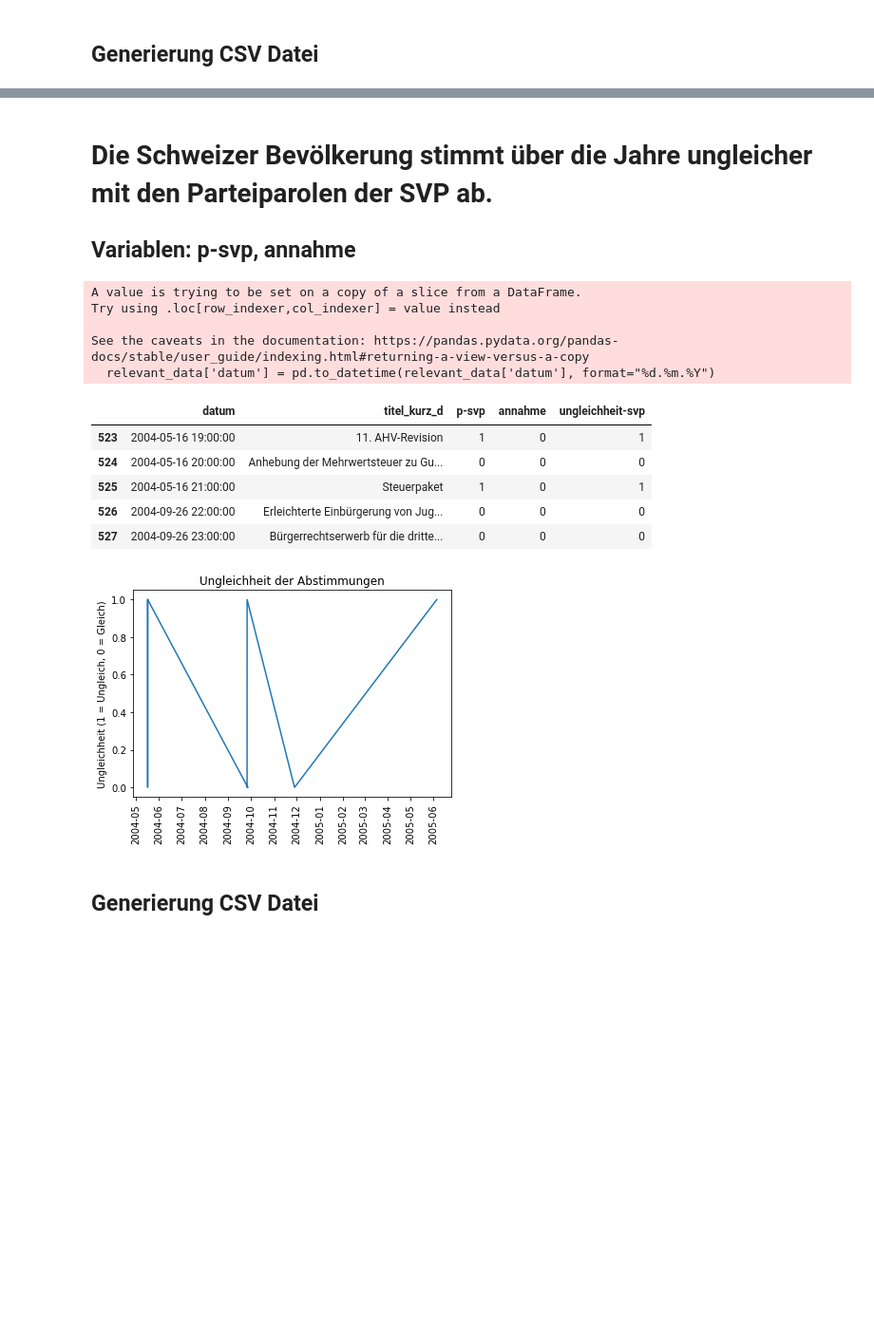
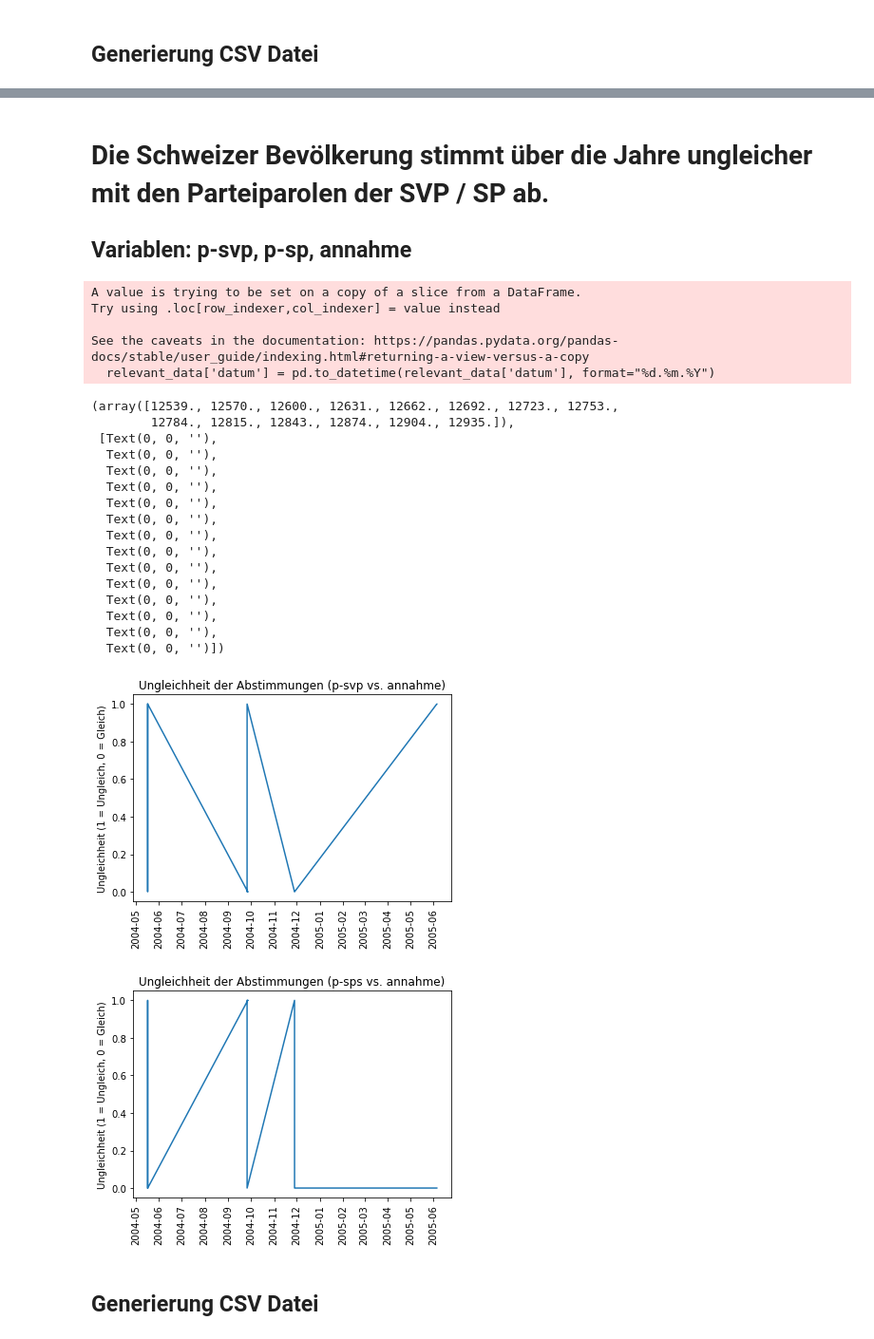
Before and after one commit to YahArt/swissvote-buibid, a Jupyter notebook: BUIBID.ipynb, the cells around one changed output, grey strips where cells are left out. Shown at 95% size. Cells and saved outputs as stored; diff of their text form; code cells hidden in the pictures; blank space fills up the shorter version.

```diff
--- a/BUIBID.ipynb
+++ b/BUIBID.ipynb
@@ -126,8 +119,8 @@ Try using .loc[row_indexer,col_indexer] = value instead
 See the caveats in the documentation: https://pandas.pydata.org/pandas-docs/stable/user_guide/indexing.html#returning-a-view-versus-a-copy
   relevant_data['datum'] = pd.to_datetime(relevant_data['datum'], format="%d.%m.%Y")
 # %% [markdown]
-# Die Schweizer Bevölkerung stimmt über die Jahre ungleicher mit den Parteiparolen der SVP ab.
-## Variablen: p-svp, annahme
+# Die Schweizer Bevölkerung stimmt über die Jahre ungleicher mit den Parteiparolen der SVP / SP ab.
+## Variablen: p-svp, p-sp, annahme
 # %%
 # Imports
 import pandas as pd
@@ -139,9 +132,7 @@ from matplotlib.dates import MonthLocator
 data = pd.read_csv('./data/buibid_data_original_utf_8.csv')
 
 # Nur relevante Daten behalten
-relevant_data = data[['datum','titel_kurz_d', 'p-svp', 'annahme']]
-relevant_data.head()
-
+relevant_data = data[['datum','titel_kurz_d', 'p-svp', 'p-sps', 'annahme']]
 
 # Datum in korrekte Datentypen umwandeln
 relevant_data['datum'] = pd.to_datetime(relevant_data['datum'], format="%d.%m.%Y")
@@ -151,50 +142,76 @@ relevant_data['datum'] = pd.to_datetime(relevant_data['datum'], format="%d.%m.%Y
 for i in relevant_data.index:
     relevant_data.at[i, 'datum']  = relevant_data.at[i, 'datum'] + datetime.timedelta(hours = i % 24)
 
-# Herausfiltern der p-svp 1 = Ja oder 2 = Nein
-relevant_data = relevant_data[(relevant_data['p-svp'] == '1')|(relevant_data['p-svp'] == '2')]
+# Herausfiltern der p-svp / p-sps 1 = Ja oder 2 = Nein
+relevant_data = relevant_data[relevant_data['p-sps'] != '.'].dropna()
+relevant_data = relevant_data[(relevant_data['p-sps'] == '1') | (relevant_data['p-sps'] == '2')]
+
+relevant_data = relevant_data[relevant_data['p-svp'] != '.'].dropna()
+relevant_data = relevant_data[(relevant_data['p-svp'] == '1') | (relevant_data['p-svp'] == '2')]
 
 # Herausfiltern der annahme 0 = Nein und 1 = Ja (es gibt annahmen mit '.', welche wir nicht wollen)
-relevant_data = relevant_data[(relevant_data['annahme'] == '0')|(relevant_data['annahme'] == '1')]
+relevant_data = relevant_data[relevant_data['annahme'] != '.'].dropna()
+relevant_data = relevant_data[(relevant_data['annahme'] == '0') | (relevant_data['annahme'] == '1')]
 
-# br-pos sowie annahme in korrekte Datentypen umwandeln
+# In korrekte Datentypen umwandeln
 relevant_data = relevant_data.astype({'p-svp':'int'})
+relevant_data = relevant_data.astype({'p-sps':'int'})
 relevant_data = relevant_data.astype({'annahme':'int'})
 
 # 'annahme' benutzt für 0 = Nein und 1 = Ja, wir müssen deshalb die Daten umwandeln, damit die Variablen
-# p-svp und annahme die gleichen Zahlen für Ja und Nein benutzen
+# p-svp / p-sps und annahme die gleichen Zahlen für Ja und Nein benutzen
 relevant_data['p-svp'].replace({2: 0}, inplace=True)
+relevant_data['p-sps'].replace({2: 0}, inplace=True)
 
 
 # Wert für "Ungleichheit" bestimmen, hierzu subtrahieren wir einfach die Werte voneinander
 # Bei einer Übereinstimmung erhalten wir dann den Wert 0 und bei einer Ungleichheit entweder denn Wert 1 oder -1
 # Wir nehmen im jeden Fall den absoluten Wert dann erhalten wir immer 1, somit ist 0 = Übereinstimmung und 1 = Ungleichheit
 relevant_data['ungleichheit-svp'] = (relevant_data['p-svp'] - relevant_data['annahme']).abs()
+relevant_data['ungleichheit-sps'] = (relevant_data['p-sps'] - relevant_data['annahme']).abs()
 
-# Balkendiagramm zeichnen
+# Liniendiagramm zeichnen
 relevant_data = relevant_data[(relevant_data['datum'] > '2004-05-01') & (relevant_data['datum'] < '2005-08-01')]
 x = relevant_data['datum']
 y_svp = relevant_data['ungleichheit-svp']
 
 fig, ax = plt.subplots()
 ax.plot(x, y_svp)
-ax.set(ylabel="Ungleichheit (1 = Ungleich, 0 = Gleich)", title="Ungleichheit der Abstimmungen")
+ax.set(ylabel="Ungleichheit (1 = Ungleich, 0 = Gleich)", title="Ungleichheit der Abstimmungen (p-svp vs. annahme)")
 ax.xaxis.set_major_locator(MonthLocator())
 plt.xticks(rotation=90)
-relevant_data.head()
+
+y_sps = relevant_data['ungleichheit-sps']
+
+fig, ax = plt.subplots()
+ax.plot(x, y_sps)
+ax.set(ylabel="Ungleichheit (1 = Ungleich, 0 = Gleich)", title="Ungleichheit der Abstimmungen (p-sps vs. annahme)")
+ax.xaxis.set_major_locator(MonthLocator())
+plt.xticks(rotation=90)
 # %% [output]
 A value is trying to be set on a copy of a slice from a DataFrame.
 Try using .loc[row_indexer,col_indexer] = value instead
 
 See the caveats in the documentation: https://pandas.pydata.org/pandas-docs/stable/user_guide/indexing.html#returning-a-view-versus-a-copy
   relevant_data['datum'] = pd.to_datetime(relevant_data['datum'], format="%d.%m.%Y")
-|  | datum | titel_kurz_d | p-svp | annahme | ungleichheit-svp |
-| 523 | 2004-05-16 19:00:00 | 11. AHV-Revision | 1 | 0 | 1 |
-| 524 | 2004-05-16 20:00:00 | Anhebung der Mehrwertsteuer zu Gu... | 0 | 0 | 0 |
-| 525 | 2004-05-16 21:00:00 | Steuerpaket | 1 | 0 | 1 |
-| 526 | 2004-09-26 22:00:00 | Erleichterte Einbürgerung von Jug... | 0 | 0 | 0 |
-| 527 | 2004-09-26 23:00:00 | Bürgerrechtserwerb für die dritte... | 0 | 0 | 0 |
+(array([12539., 12570., 12600., 12631., 12662., 12692., 12723., 12753.,
+        12784., 12815., 12843., 12874., 12904., 12935.]),
+ [Text(0, 0, ''),
+  Text(0, 0, ''),
+  Text(0, 0, ''),
+  Text(0, 0, ''),
+  Text(0, 0, ''),
+  Text(0, 0, ''),
+  Text(0, 0, ''),
+  Text(0, 0, ''),
+  Text(0, 0, ''),
+  Text(0, 0, ''),
+  Text(0, 0, ''),
+  Text(0, 0, ''),
+  Text(0, 0, ''),
+  Text(0, 0, '')])
-[figure, old version]
+[figure, new version]
+[figure, added]
 # %% [markdown]
 ## Generierung CSV Datei
 # %%
```
Also changed, not shown: parts of 9 cells of this notebook, 20 other files.
